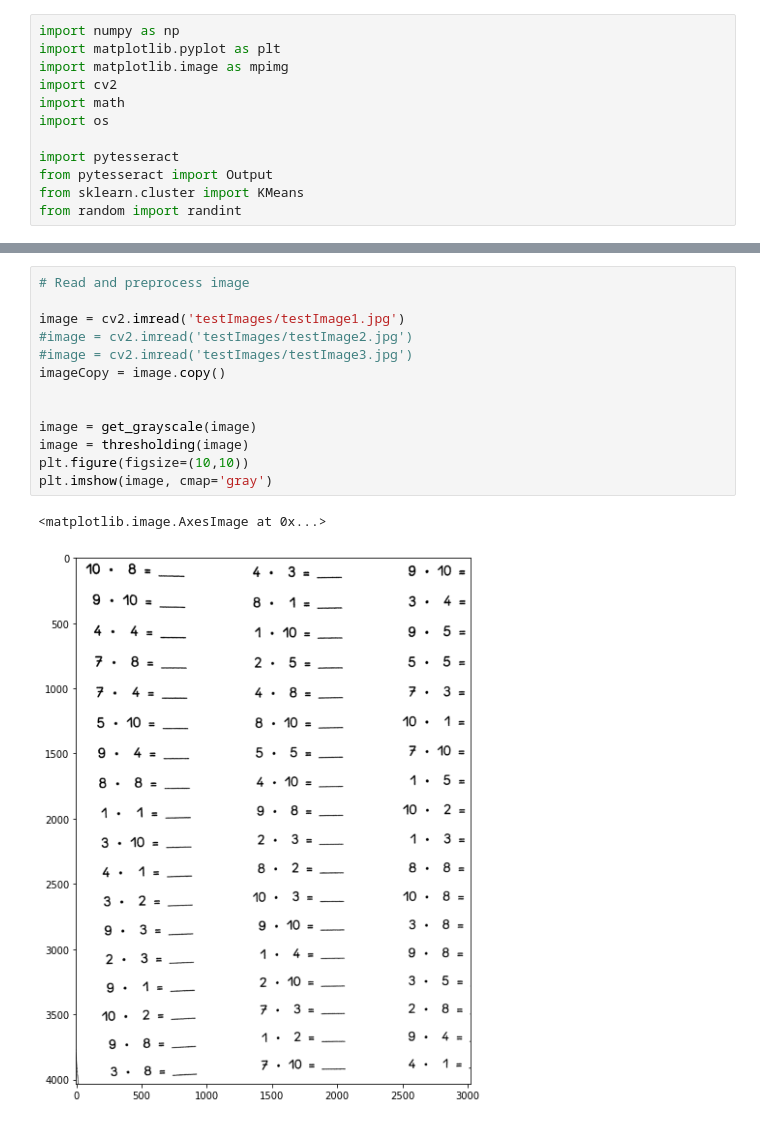
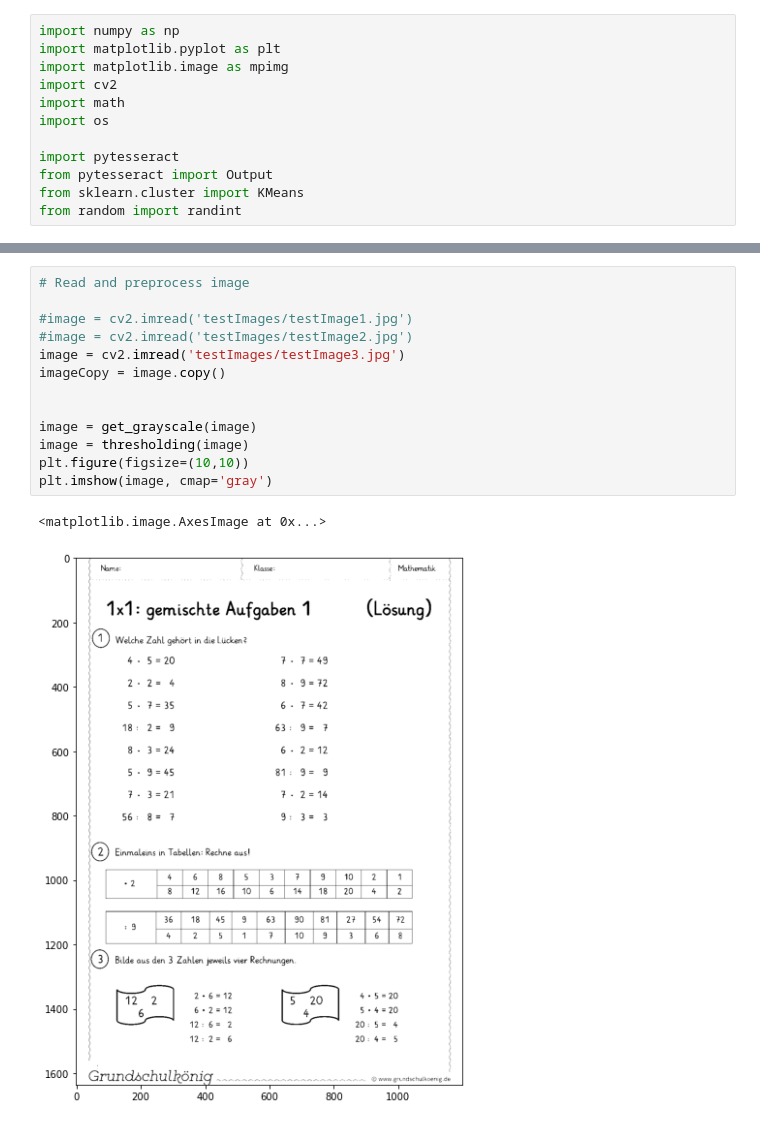
Before and after one commit to dschmoeller/iCheck, a Jupyter notebook: OCR tesseract.ipynb, the cells around one changed output, grey strips where cells are left out. Cells and saved outputs as stored; diff of their text form.

```diff
--- a/OCR tesseract.ipynb
+++ b/OCR tesseract.ipynb
@@ -64,19 +64,19 @@ def match_template(image, template):
 # %%
 # Read and preprocess image
 
-image = cv2.imread('testImages/testImage1.jpg')
+#image = cv2.imread('testImages/testImage1.jpg')
 #image = cv2.imread('testImages/testImage2.jpg')
-#image = cv2.imread('testImages/testImage3.jpg')
+image = cv2.imread('testImages/testImage3.jpg')
 imageCopy = image.copy()
 
 
 image = get_grayscale(image)
 image = thresholding(image)
 plt.figure(figsize=(10,10))
 plt.imshow(image, cmap='gray')
 # %% [output]
 <matplotlib.image.AxesImage at 0x...>
-[figure, old version]
+[figure, new version]
 # %%
 # Select preprocessed image and apply tesseract OCR
 
```
Also changed, not shown: parts of 12 cells of this notebook.
